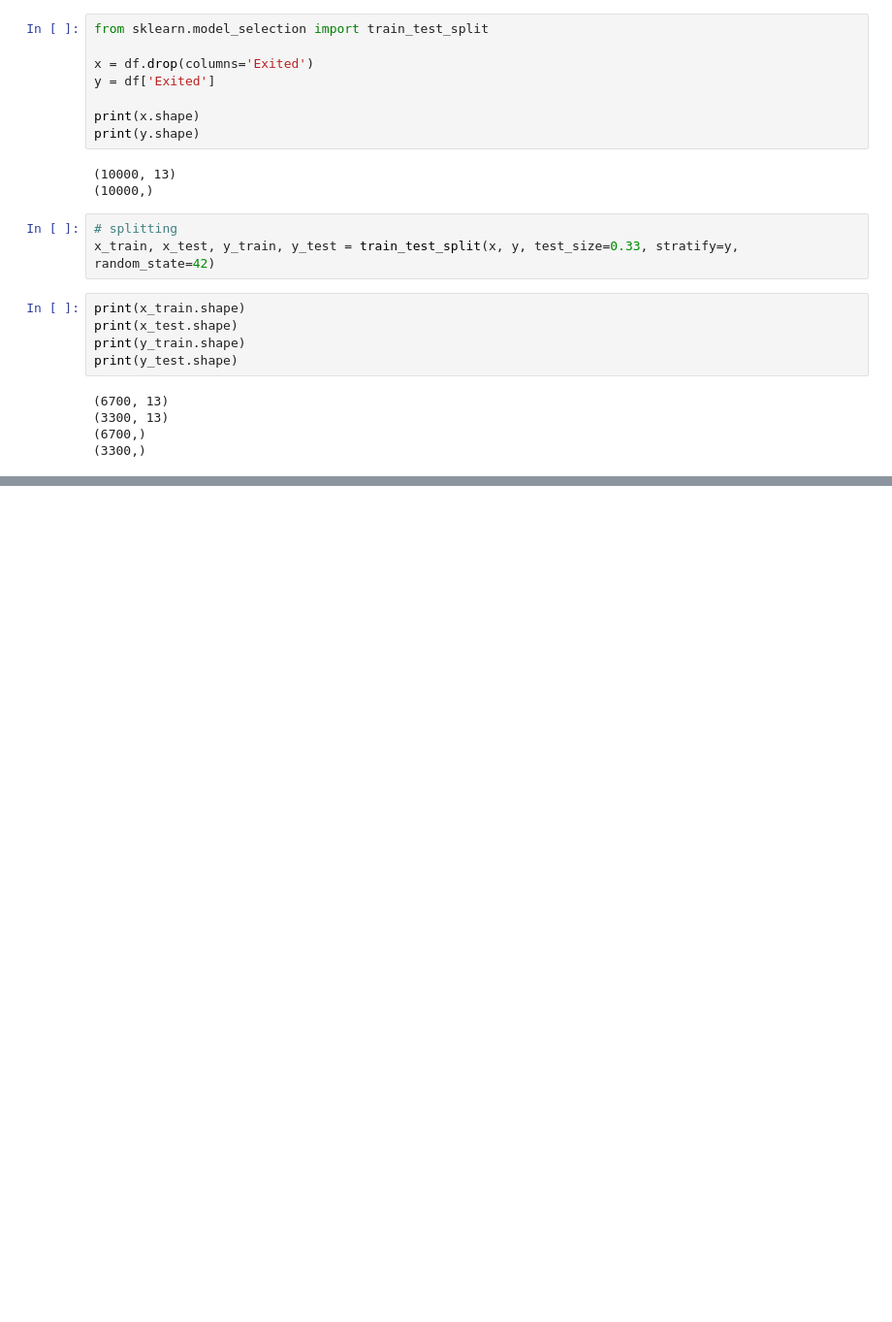
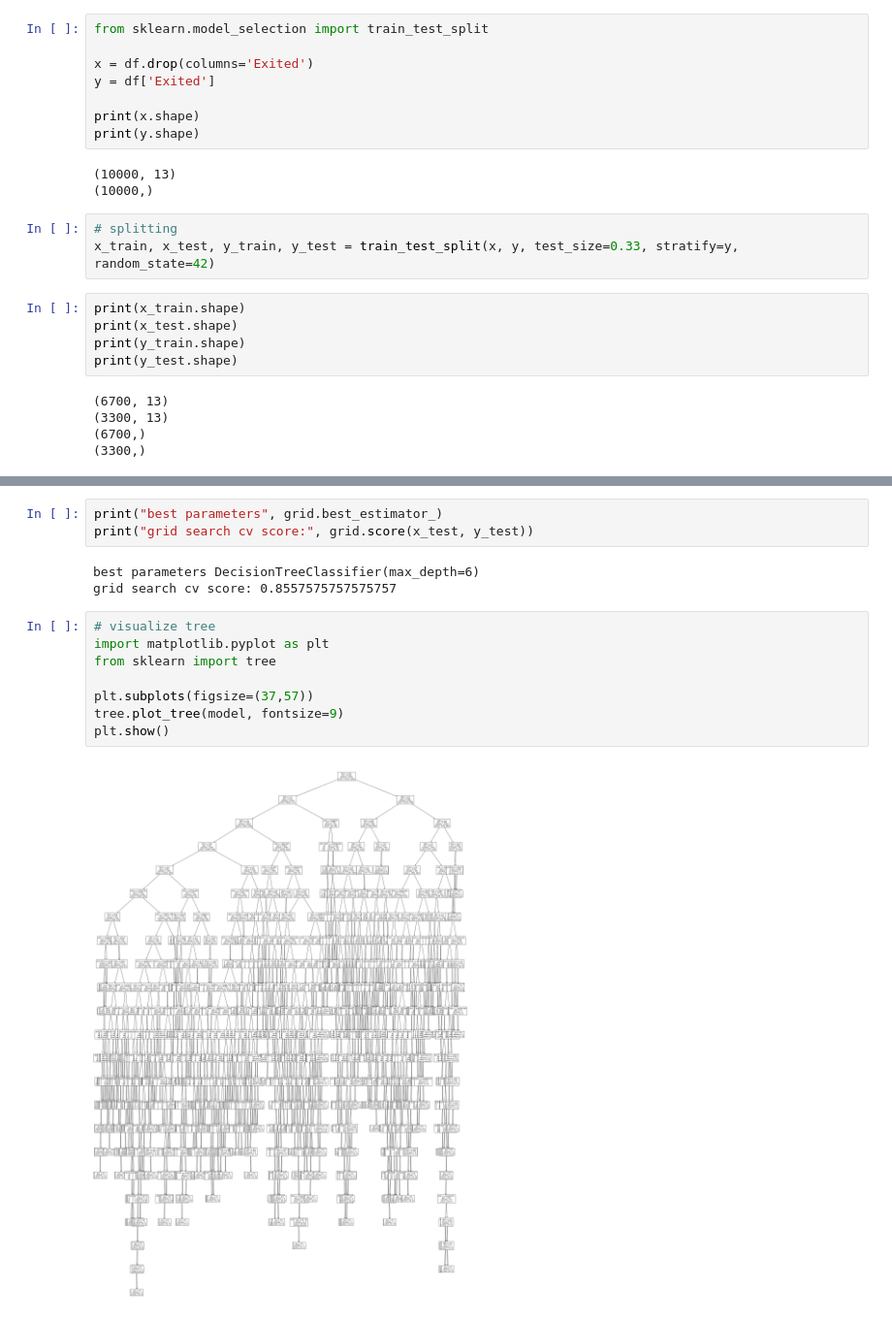
Before and after one commit to prasetyatf/MachineLearning_SupervisedLearning, a Jupyter notebook: churn.ipynb, the cells around one changed output, grey strips where cells are left out. Shown at 97% size. Drawn from its saved outputs; the diff is of its cells as text; blank space fills up the shorter version.

```diff
--- a/churn.ipynb
+++ b/churn.ipynb
@@ -206,0 +211,16 @@ display = ConfusionMatrixDisplay(cm, display_labels=model.classes_).plot()
+# %%
+print("best parameters", grid.best_estimator_)
+print("grid search cv score:", grid.score(x_test, y_test))
+# %% [output]
+best parameters DecisionTreeClassifier(max_depth=6)
+grid search cv score: 0.8557575757575757
+# %%
+# visualize tree
+import matplotlib.pyplot as plt
+from sklearn import tree
+
+plt.subplots(figsize=(37,57))
+tree.plot_tree(model, fontsize=9)
+plt.show()
+# %% [output]
+[figure, new version]
```
Also changed, not shown: parts of 16 cells of this notebook.
